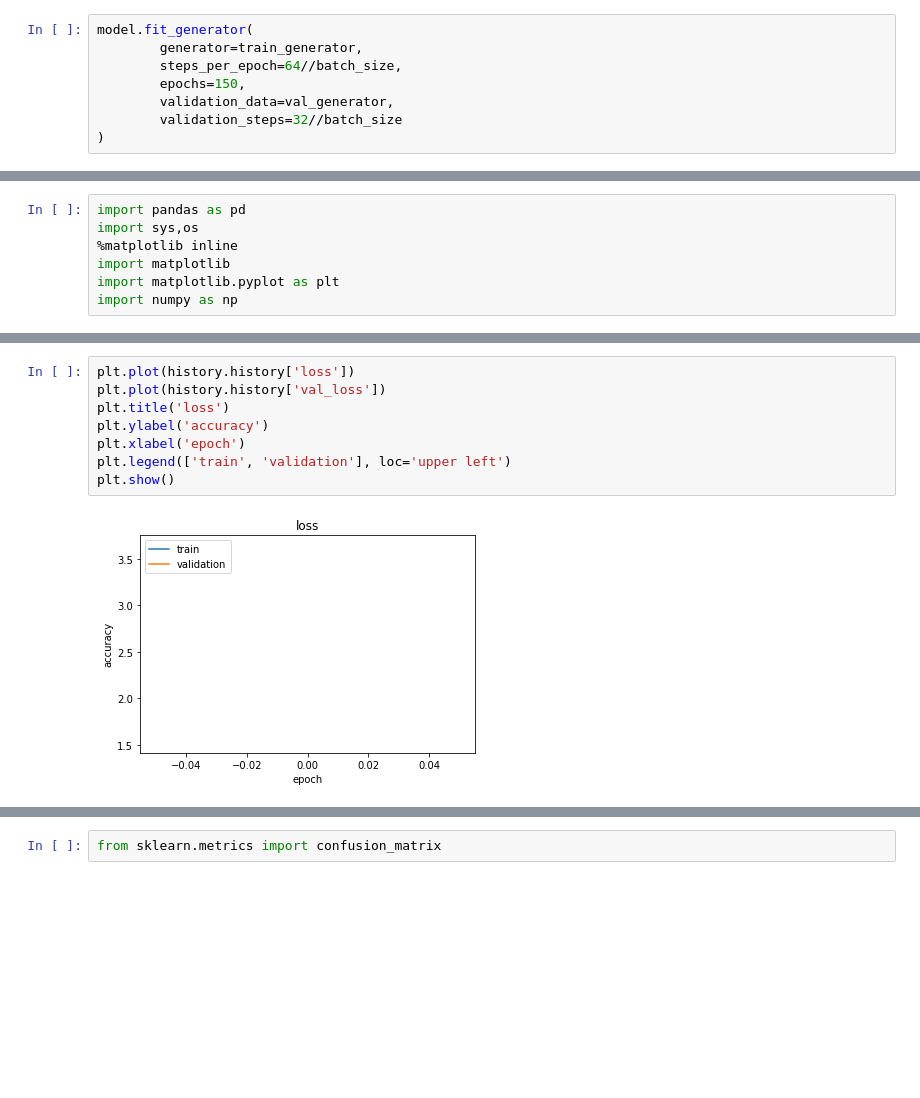
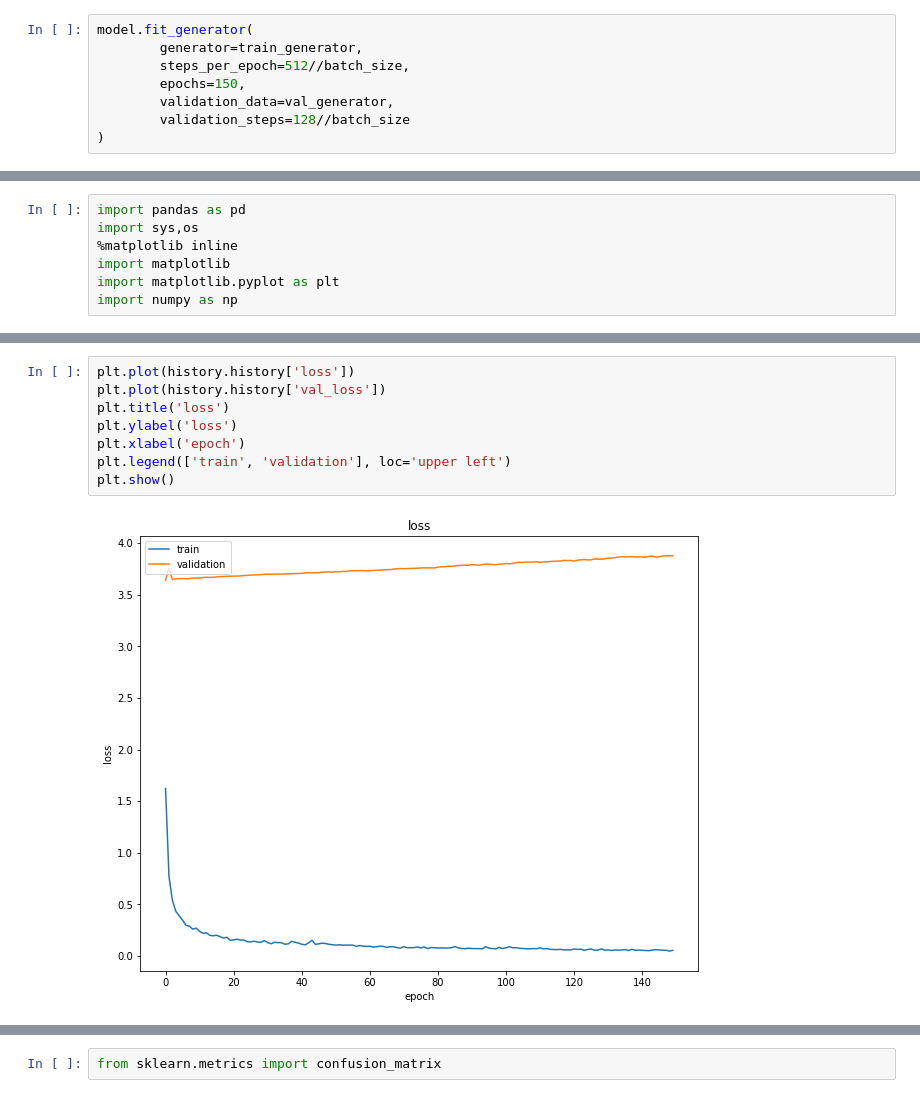
Before and after one commit to ainilaha/PlanstDiseaseDetection, a Jupyter notebook: resnet_models.ipynb, the cells around one changed output, grey strips where cells are left out. Cells and saved outputs as stored; diff of their text form; blank space fills up the shorter version.

```diff
--- a/resnet_models.ipynb
+++ b/resnet_models.ipynb
@@ -82,10 +82,10 @@ model.compile(loss='categorical_crossentropy',
 # %%
 model.fit_generator(
         generator=train_generator,
-        steps_per_epoch=64//batch_size,
+        steps_per_epoch=512//batch_size,
         epochs=150,
         validation_data=val_generator,
-        validation_steps=32//batch_size
+        validation_steps=128//batch_size
 )
 # %% [output]
 WARNING:tensorflow:From C:\ProgramData\Anaconda3\lib\site-packages\tensorflow\python\ops\math_ops.py:3066: to_int32 (from tensorflow.python.ops.math_ops) is deprecated and will be removed in a future  ...
@@ -118,10 +130,10 @@ plt.show()
 # %%
 plt.plot(history.history['loss'])
 plt.plot(history.history['val_loss'])
 plt.title('loss')
-plt.ylabel('accuracy')
+plt.ylabel('loss')
 plt.xlabel('epoch')
 plt.legend(['train', 'validation'], loc='upper left')
 plt.show()
 # %% [output]
-[figure, old version]
+[figure, new version]
```
Also changed, not shown: parts of 6 cells of this notebook, 3 other files.
